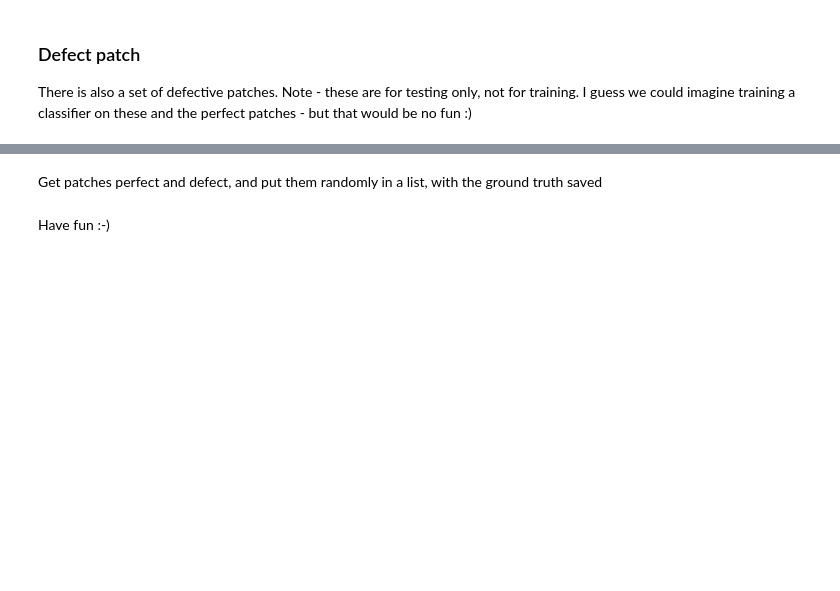
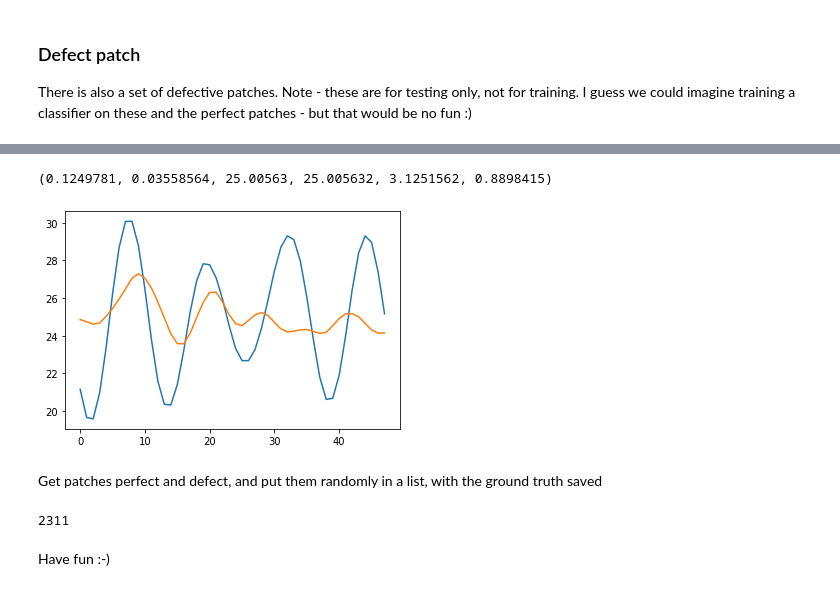
Before and after one commit to IvanYankov993/hackathon_group_5, a Jupyter notebook: task3.ipynb, the cells around one changed output, grey strips where cells are left out. Drawn from its saved outputs; the diff is of its cells as text; code cells hidden in the pictures; blank space fills up the shorter version.

```diff
--- a/task3.ipynb
+++ b/task3.ipynb
@@ -50,3 +78,14 @@ plt.imshow(defect_sample);
+# %%
+n1 = np.sum(defect_sample, axis=0)
+plt.plot(n1)
+e1 = np.std(n1)/np.mean(n1)
+n2 = np.sum(defect_sample, axis=1)
+e2 = np.std(n2)/np.mean(n2)
+plt.plot(n2)
+e1, e2, np.mean(n1), np.mean(n2), np.std(n1), np.std(n2)
+# %% [output]
+(0.1249781, 0.03558564, 25.00563, 25.005632, 3.1251562, 0.8898415)
+[figure, added]
 # %% [markdown]
 Get patches perfect and defect, and put them randomly in a list, with the ground truth saved
 # %%
@@ -56,5 +95,9 @@ xy = list(zip(patches, gt)) # put labels with data in (data, label) tuple
 random.shuffle(xy) # shuffle the tuples
 # %%
 patches, gt = list(zip(*xy)) # unzip the tuples to get patches and ground truths as vectors
+# %%
+len(patches)
+# %% [output]
+2311
 # %% [markdown]
 Have fun :-)
```
Also changed, not shown: parts of 13 cells of this notebook.
